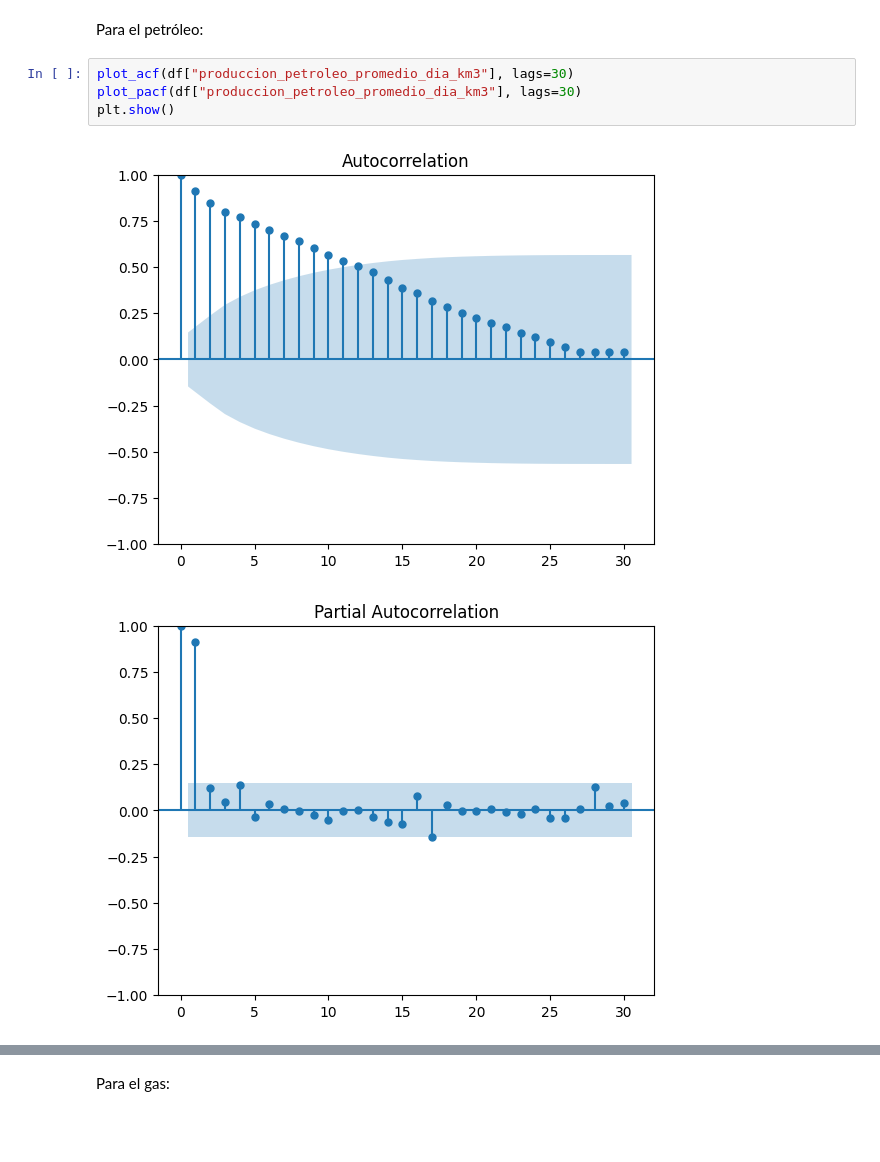
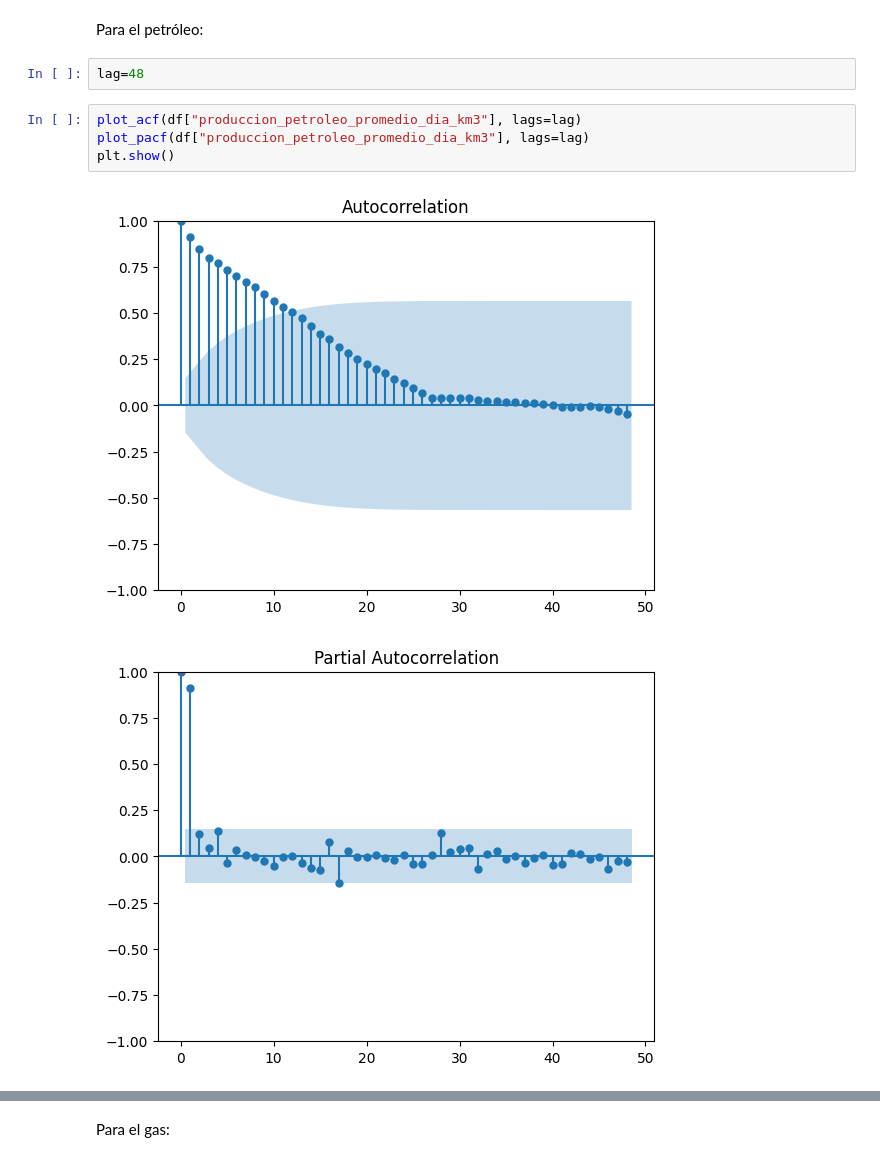
Before and after one commit to contepablod/ML_Bourbaki, a Jupyter notebook: Semana4/ARIMA_vs_Prophet_vs_LSTM.ipynb, the cells around one changed output, grey strips where cells are left out. Drawn from its saved outputs; the diff is of its cells as text; blank space fills up the shorter version.

```diff
--- a/Semana4/ARIMA_vs_Prophet_vs_LSTM.ipynb
+++ b/Semana4/ARIMA_vs_Prophet_vs_LSTM.ipynb
@@ -327,11 +347,13 @@ Los datos son estacionarios.
 #### ACF y PACF
 # %% [markdown]
 Para el petróleo:
+# %%
+lag=48
 # %%
-plot_acf(df["produccion_petroleo_promedio_dia_km3"], lags=30)
-plot_pacf(df["produccion_petroleo_promedio_dia_km3"], lags=30)
+plot_acf(df["produccion_petroleo_promedio_dia_km3"], lags=lag)
+plot_pacf(df["produccion_petroleo_promedio_dia_km3"], lags=lag)
 plt.show()
 # %% [output]
-[figure, old version]
+[figure, new version]
-[figure, old version]
+[figure, new version]
 # %%
```
Also changed, not shown: parts of 46 cells of this notebook, 1 other file.
